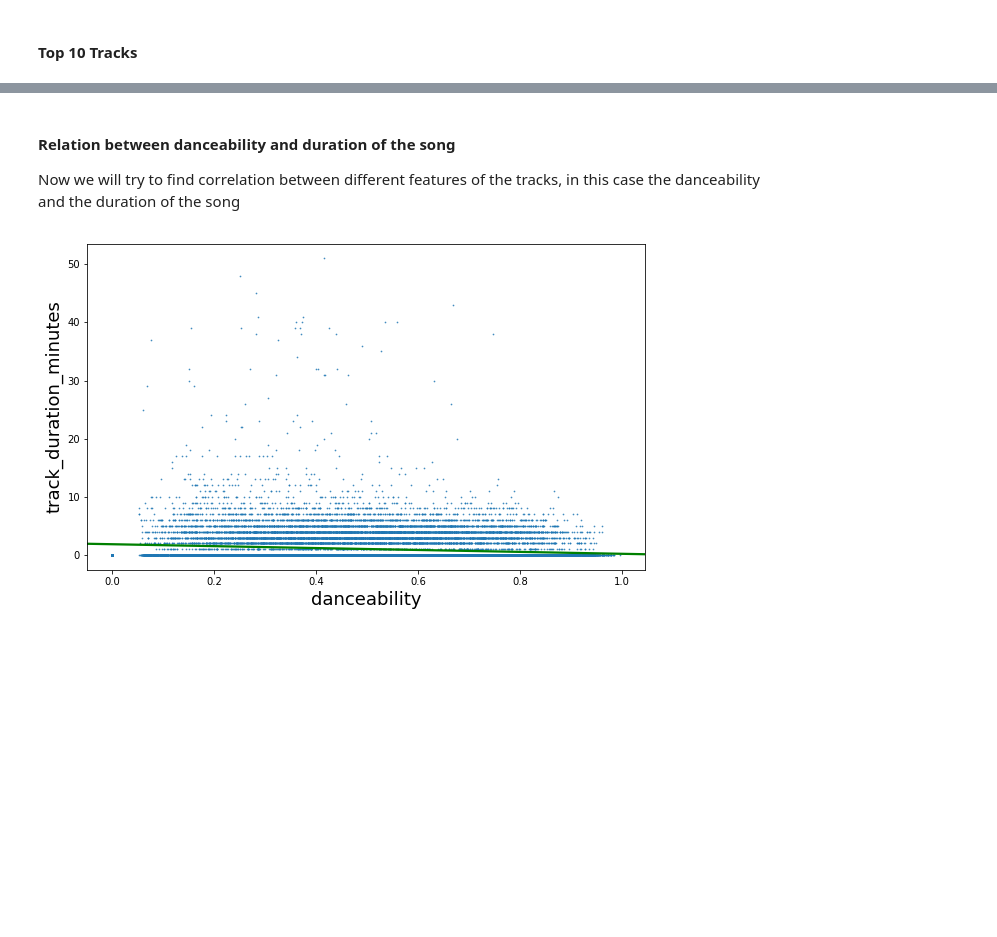
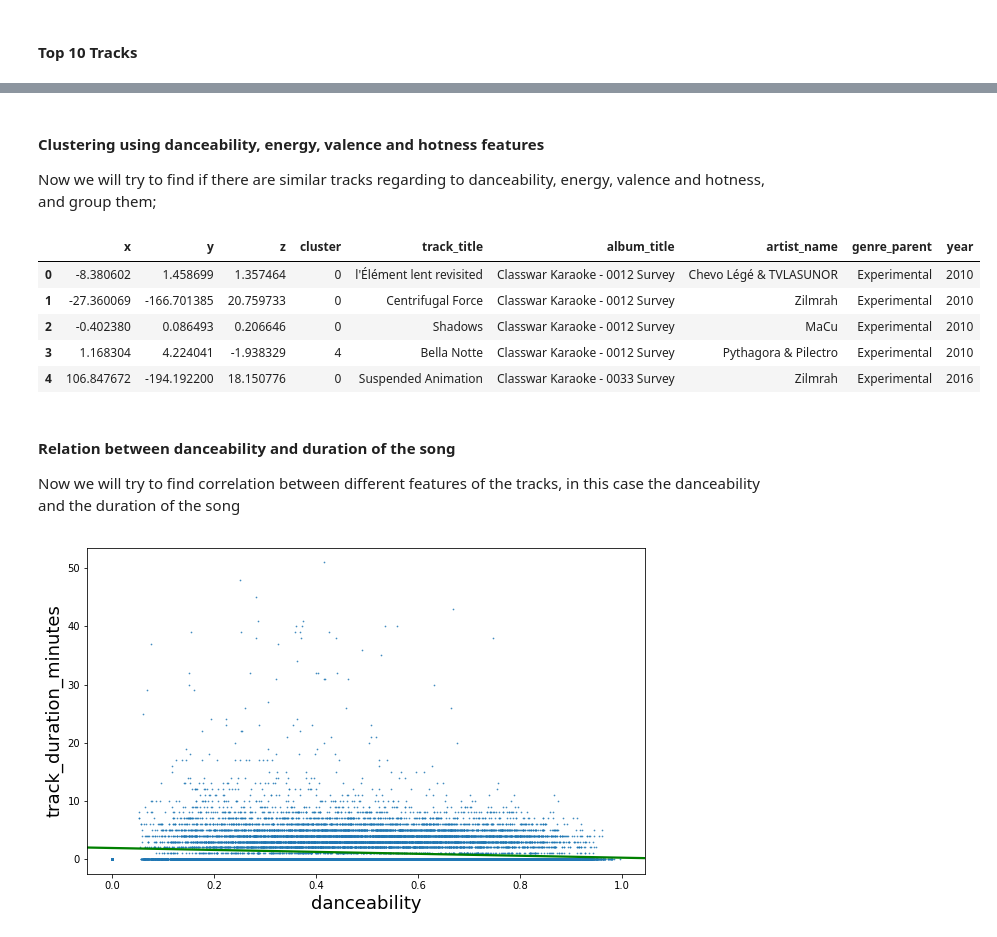
Before and after one commit to AndresMontero/Project, a Jupyter notebook: src/main.ipynb, the cells around one changed output, grey strips where cells are left out. Saved outputs shown, nothing was run; the diff lists cells and outputs as text; code cells hidden in the pictures; blank space fills up the shorter version.

Commit message:
Cluster 3D

```diff
--- a/src/main.ipynb
+++ b/src/main.ipynb
@@ -39,11 +41,16 @@ First we will define the working directory so that we can import the pre-process
 # %%
 # Constants
 DATA_DIR = '../data/'
+
 MUSIC_DIR = '{dir}{file}/'.format(dir=DATA_DIR,
                                   file='fma_metadata')
+CSV_DIR = 'assets/csv/'
+
 PKL_DIR = '{dir}{file}/'.format(dir=DATA_DIR,
                                file='pkl')
 DEBUG = True
+
+FEATURES = ['danceability', 'energy', 'valence', 'song_hotness']
 # %% [markdown]
 If the data is not found, the notebook data_cleaning should be exceuted first
 # %%
@@ -305,3 +312,45 @@ std_plot(track_listen_top10, title='Top 10 tracks listened')
+# %% [markdown]
+#### Clustering using danceability, energy, valence and hotness features
+Now we will try to find if there are similar tracks regarding to danceability, energy, valence and hotness, and group them;
+# %%
+def reduce_tsne(data, reduce_to=2):
+    tsne = TSNE(n_components=reduce_to, verbose=1, perplexity=40, n_iter=300)
+    tsne_results = tsne.fit_transform(data)
+    print('TSNE Done!')
+    return tsne_results
+
+tsne_path = '{pkl}{tsne}'.format(pkl=PKL_DIR , tsne='tsne.pkl')
+track_artist_reduced = tracks_df.sample(frac=0.125).merge(artists_df)
+
+if os.path.exists(tsne_path):
+    data = pd.read_pickle(tsne_path)
+else:
+    features = track_artist_reduced.fillna(0)[FEATURES]
+    kmeans = KMeans(n_clusters=8)
+    kmeans.fit(features)
+
+    coord = reduce_tsne(features, reduce_to=3)
+
+    d = {'x': coord[:, 0] , 'y': coord[:, 1], 'z': coord[:, 2],
+         'cluster': kmeans.labels_}
+
+    data = pd.DataFrame(data=d)
+    pd.to_pickle(data, tsne_path)
+
+data = pd.concat([data, track_artist_reduced], axis=1)
+data = data.merge(albums_df).merge(track_genre_rel_df).merge(genres_df)
+data['year'] = data['album_date_released'].dt.year
+data_filter = data[['x', 'y', 'z', 'cluster', 'track_title',
+                    'album_title', 'artist_name', 'genre_parent', 'year']]
+data_filter.to_csv('../{csv}{file}'.format(csv=CSV_DIR, file='tsne.csv'))
+data_filter.head()
+# %% [output]
+|  | x | y | z | cluster | track_title | album_title | artist_name | genre_parent | year |
+| 0 | -8.380602 | 1.458699 | 1.357464 | 0 | l'Élément lent revisited | Classwar Karaoke - 0012 Survey | Chevo Légé & TVLASUNOR | Experimental | 2010 |
+| 1 | -27.360069 | -166.701385 | 20.759733 | 0 | Centrifugal Force | Classwar Karaoke - 0012 Survey | Zilmrah | Experimental | 2010 |
+| 2 | -0.402380 | 0.086493 | 0.206646 | 0 | Shadows | Classwar Karaoke - 0012 Survey | MaCu | Experimental | 2010 |
+| 3 | 1.168304 | 4.224041 | -1.938329 | 4 | Bella Notte | Classwar Karaoke - 0012 Survey | Pythagora & Pilectro | Experimental | 2010 |
+| 4 | 106.847672 | -194.192200 | 18.150776 | 0 | Suspended Animation | Classwar Karaoke - 0033 Survey | Zilmrah | Experimental | 2016 |
 # %% [markdown]
 #### Relation between danceability and duration of the song
 Now we will try to find correlation between different features of the tracks, in this case the danceability and the duration of the song
```
Also changed, not shown: parts of 26 cells of this notebook, 49 other files.
